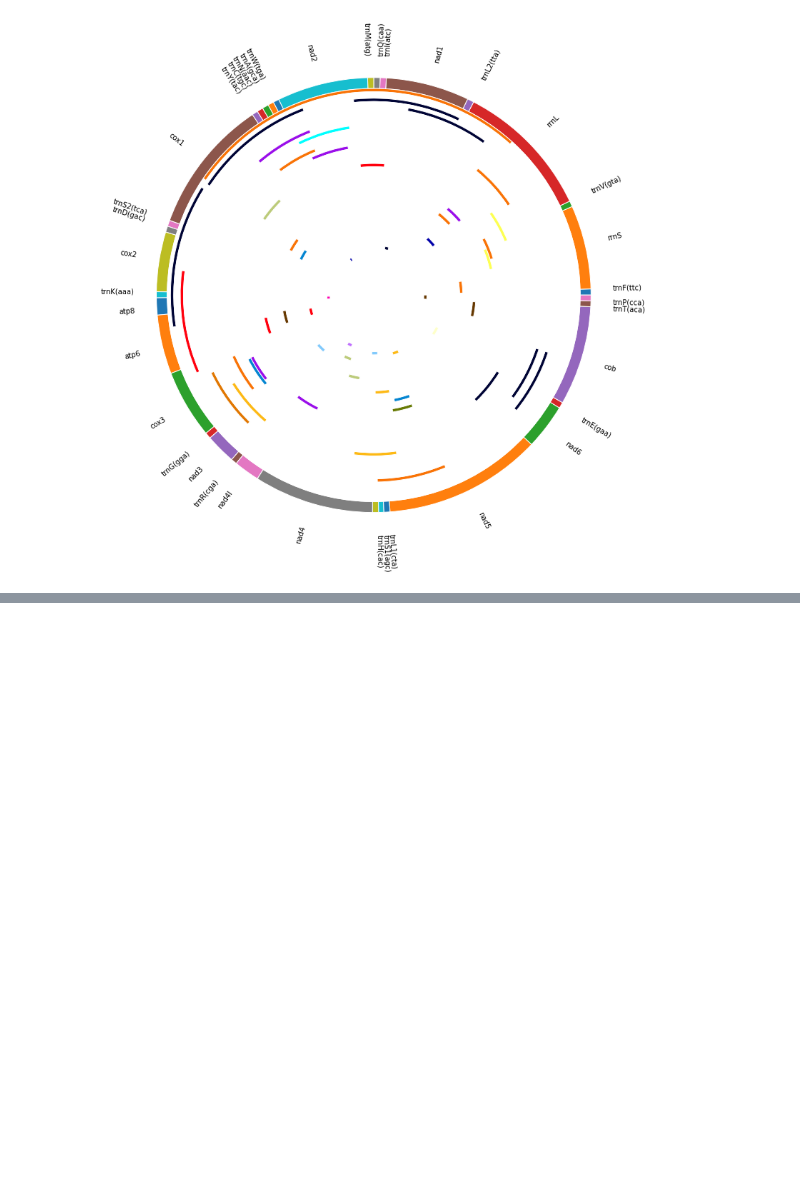
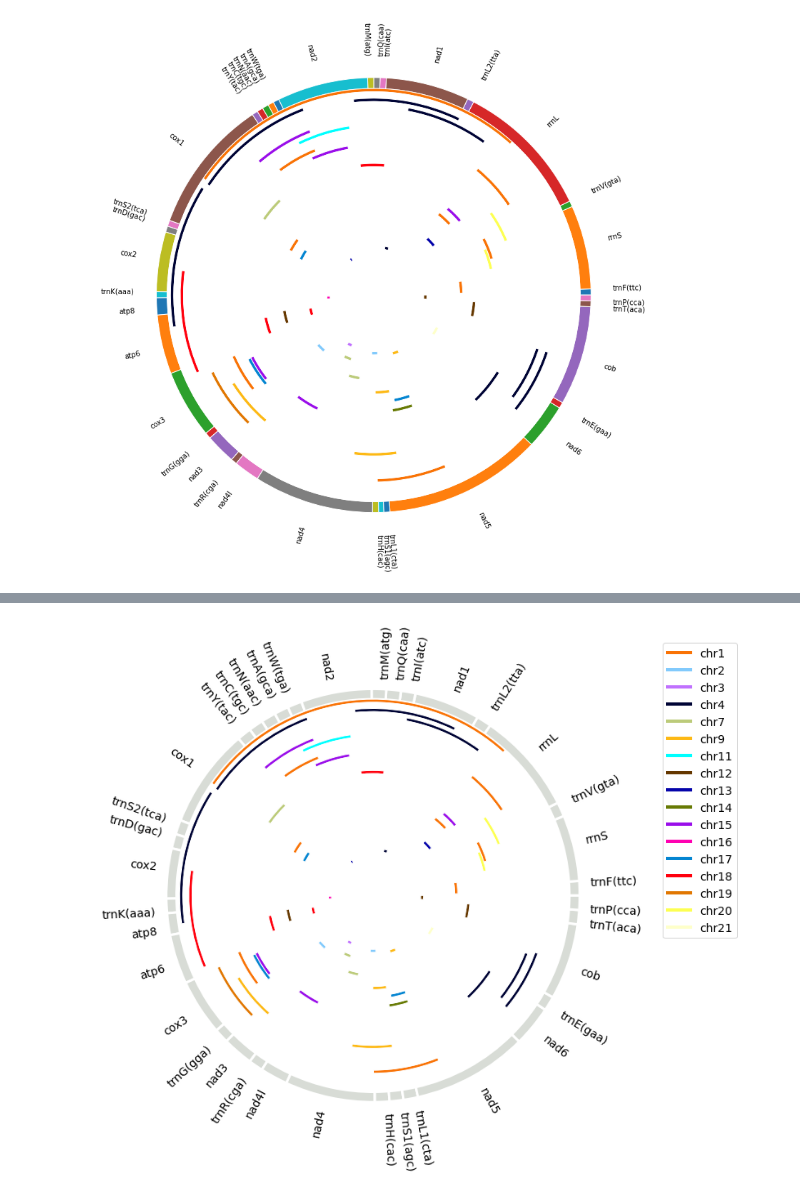
Before and after one commit to balintbiro/Oryctolagus_cuniculus_numts, a Jupyter notebook: codes/trials/mt_visualization.ipynb, the cells around one changed output, grey strips where cells are left out. Cells and saved outputs as stored; diff of their text form; code cells hidden in the pictures; blank space fills up the shorter version.

Commit message:
mt numts visualization

```diff
--- a/codes/trials/mt_visualization.ipynb
+++ b/codes/trials/mt_visualization.ipynb
@@ -99,12 +100,12 @@ color_dict={
 # %%
 def visualize_numts(row):
     global counter
-    full_mt=17245
+    full_mt=17245+60
     size=0.015
     specified_color=color_dict[row['g_id']]
     numt_length=row['mt_length']
     leftover_mt=full_mt-numt_length
-    startangle=row['mt_start']*(360/17245)
+    startangle=row['mt_start']*(360/full_mt)
     ax.pie([leftover_mt, numt_length], radius=0.95-(counter*size), colors=['white',specified_color],
            wedgeprops=dict(width=size, edgecolor='w'), startangle=startangle)
 
@@ -118,3 +119,6 @@ chr_numts.apply(visualize_numts, axis=1)
 plt.savefig('../../results/mt_proba.png')
 # %% [output]
 [figure]
+# %%
+explodes=lengths.apply(lambda length: 0.01 if length<150 else 0.0)
+lengths=lengths.apply(lambda value: value+60)
@@ -120,0 +145,34 @@ plt.savefig('../../results/mt_proba.png')
+# %%
+custom_lines = [Line2D([1], [0], color=color_dict['1'], lw=4),
+                Line2D([0], [0], color=color_dict['2'], lw=4),
+                Line2D([0], [0], color=color_dict['3'], lw=4),
+               Line2D([0], [0], color=color_dict['4'], lw=4),
+               Line2D([0], [0], color=color_dict['7'], lw=4),
+               Line2D([0], [0], color=color_dict['9'], lw=4),
+               Line2D([0], [0], color=color_dict['11'], lw=4),
+               Line2D([0], [0], color=color_dict['12'], lw=4),
+               Line2D([0], [0], color=color_dict['13'], lw=4),
+               Line2D([0], [0], color=color_dict['14'], lw=4),
+               Line2D([0], [0], color=color_dict['15'], lw=4),
+               Line2D([0], [0], color=color_dict['16'], lw=4),
+               Line2D([0], [0], color=color_dict['17'], lw=4),
+               Line2D([0], [0], color=color_dict['18'], lw=4),
+               Line2D([0], [0], color=color_dict['19'], lw=4),
+               Line2D([0], [0], color=color_dict['20'], lw=4),
+               Line2D([0], [0], color=color_dict['21'], lw=4)]
+# %%
+counter=0
+fig, ax = plt.subplots(figsize=(11, 11))
+wedges, texts = ax.pie(lengths, wedgeprops=dict(width=0.05, linewidth=3, edgecolor='w'), startangle=0,
+                       labels=mt_annotation['name'], labeldistance=1.05,
+                       rotatelabels=True, colors=len(lengths)*['#d8dcd6'],
+                      explode=explodes)
+chr_numts.apply(visualize_numts, axis=1)
+plt.rc('font', size=14)
+ax.legend(custom_lines, ['chr1', 'chr2', 'chr3', 'chr4', 'chr7', 'chr9', 'chr11', 'chr12', 'chr13',
+                        'chr14', 'chr15', 'chr16', 'chr17', 'chr18', 'chr19', 'chr20', 'chr21'],
+         bbox_to_anchor=(1.05, 1))
+plt.tight_layout()
+plt.savefig('../../results/mt_proba_nagy.png')
+# %% [output]
+[figure, added]
```
Also changed, not shown: parts of 2 cells of this notebook, 1 other file.
